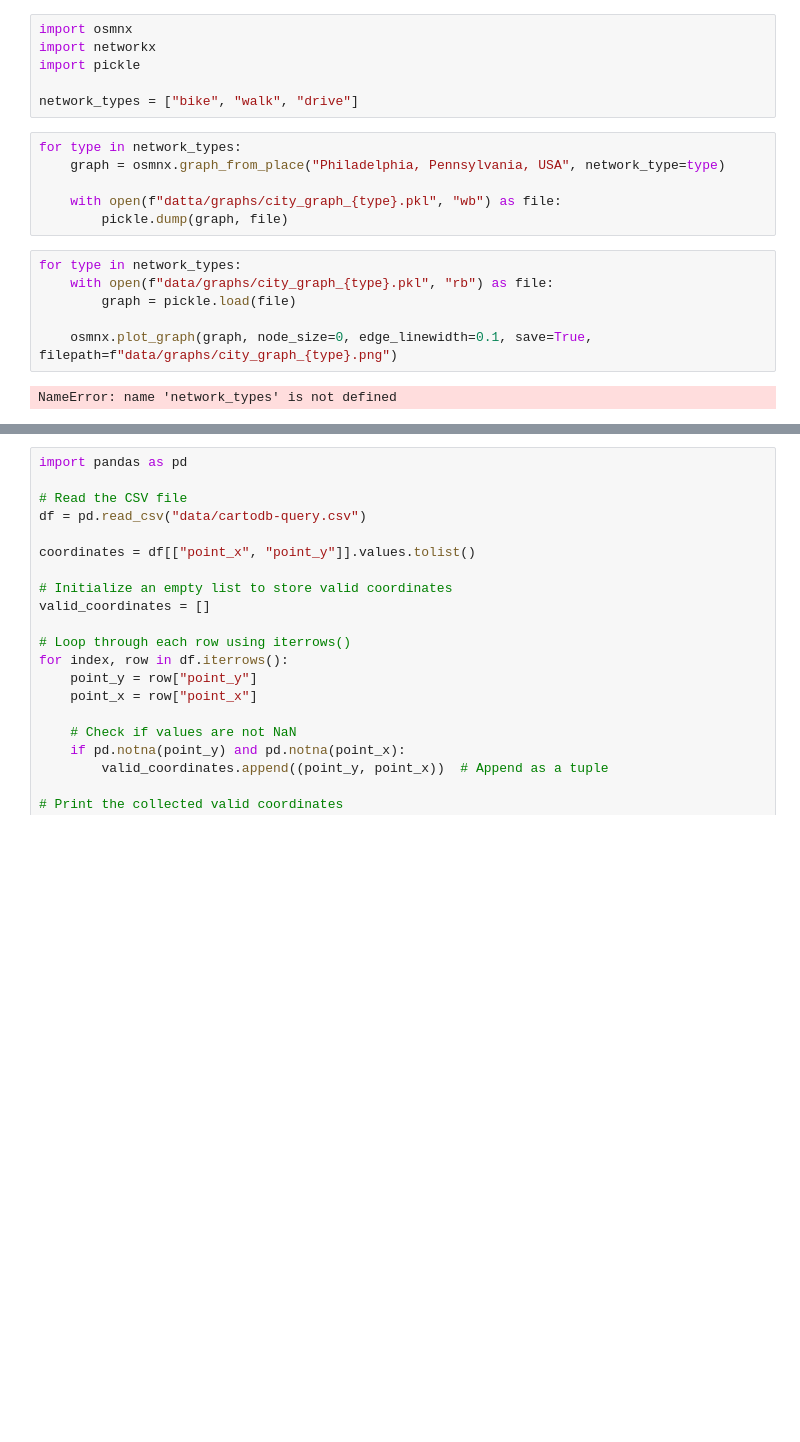
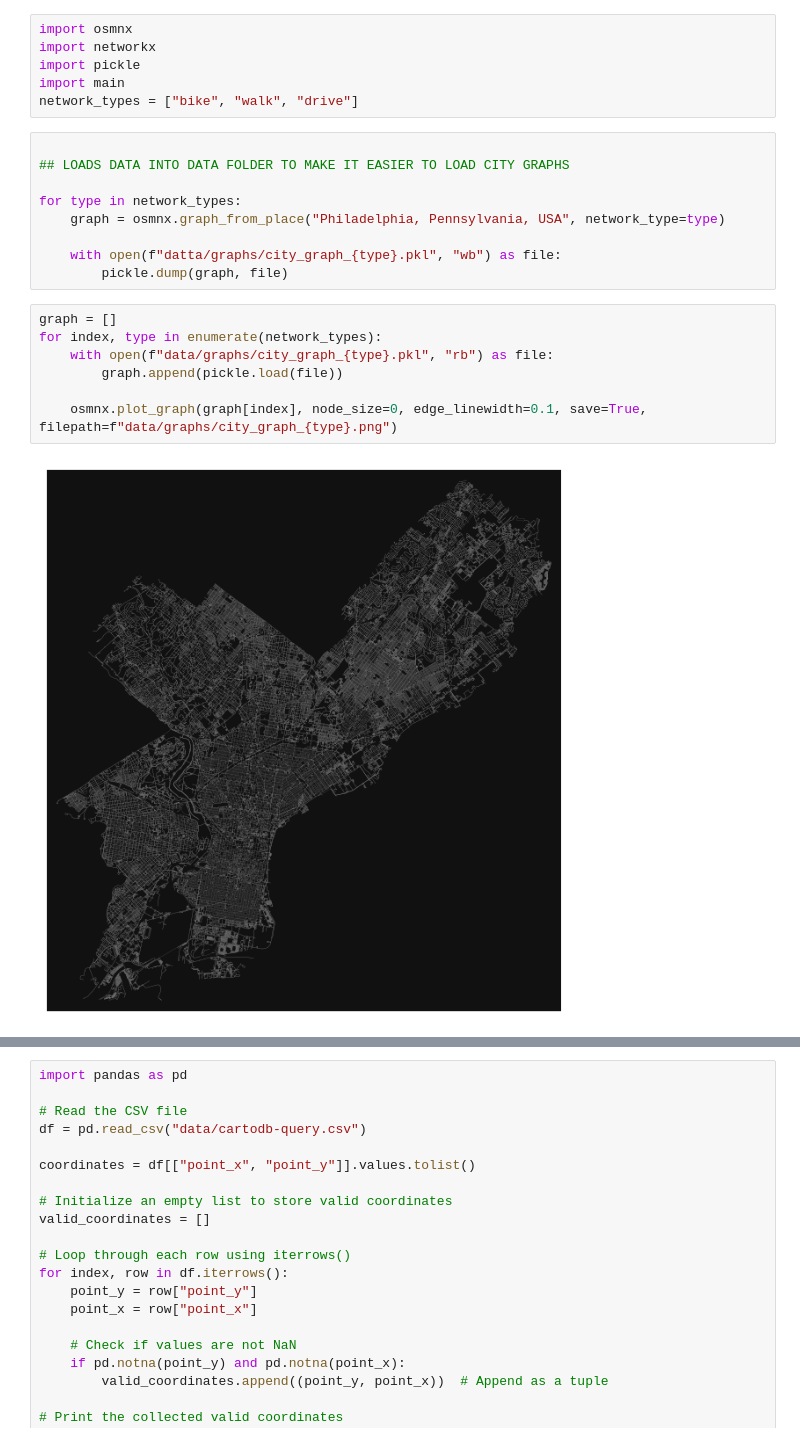
Before and after one commit to iNanoToxin/OwlHacks-Husgo, a Jupyter notebook: examples.ipynb, the cells around one changed output, grey strips where cells are left out. Saved outputs shown, nothing was run; the diff lists cells and outputs as text; blank space fills up the shorter version.

Commit message:
Edge score

```diff
--- a/examples.ipynb
+++ b/examples.ipynb
@@ -2,19 +2,23 @@
 import osmnx
 import networkx
 import pickle
-
+import main
 network_types = ["bike", "walk", "drive"]
 # %%
+
+## LOADS DATA INTO DATA FOLDER TO MAKE IT EASIER TO LOAD CITY GRAPHS
+
 for type in network_types:
     graph = osmnx.graph_from_place("Philadelphia, Pennsylvania, USA", network_type=type)
 
     with open(f"datta/graphs/city_graph_{type}.pkl", "wb") as file:
         pickle.dump(graph, file)
 # %%
-for type in network_types:
+graph = []
+for index, type in enumerate(network_types):
     with open(f"data/graphs/city_graph_{type}.pkl", "rb") as file:
-        graph = pickle.load(file)
+        graph.append(pickle.load(file))
 
-    osmnx.plot_graph(graph, node_size=0, edge_linewidth=0.1, save=True, filepath=f"data/graphs/city_graph_{type}.png")
+    osmnx.plot_graph(graph[index], node_size=0, edge_linewidth=0.1, save=True, filepath=f"data/graphs/city_graph_{type}.png")
 # %% [output]
-NameError: name 'network_types' is not defined
+[figure, added]
```
Also changed, not shown: parts of 8 cells of this notebook, 4 other files.
